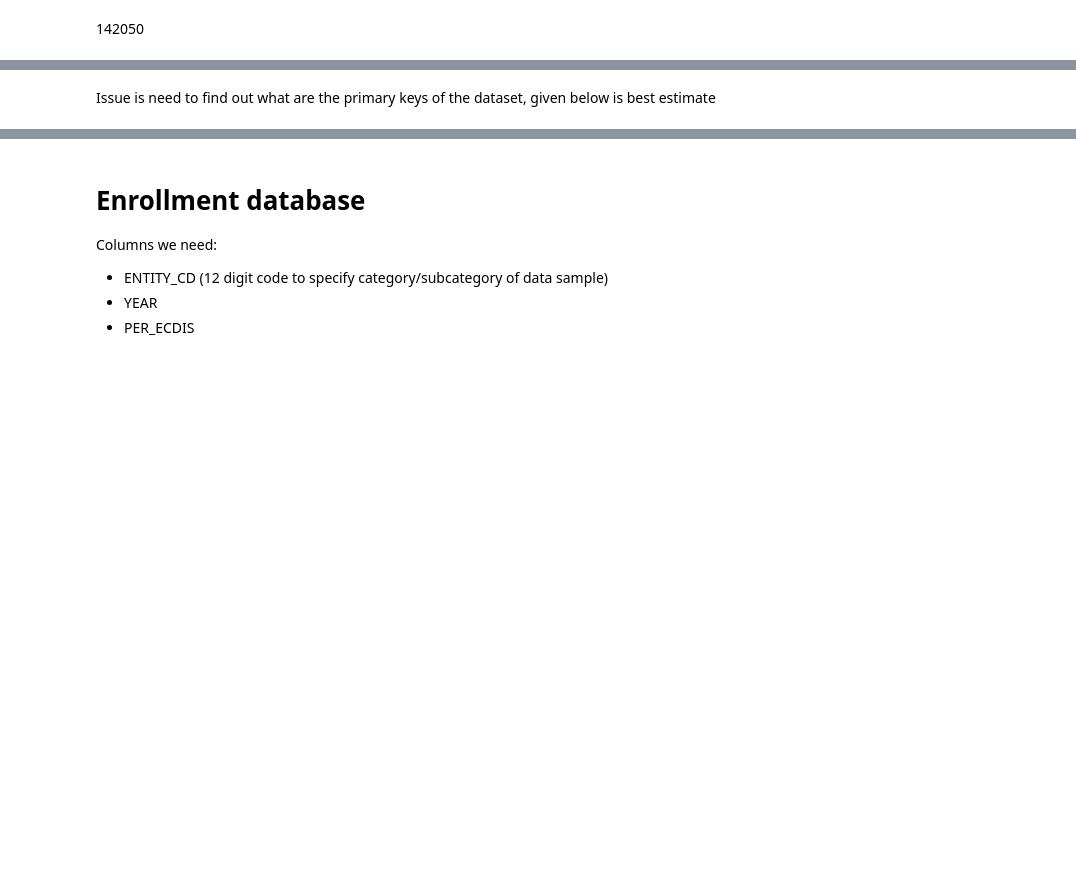
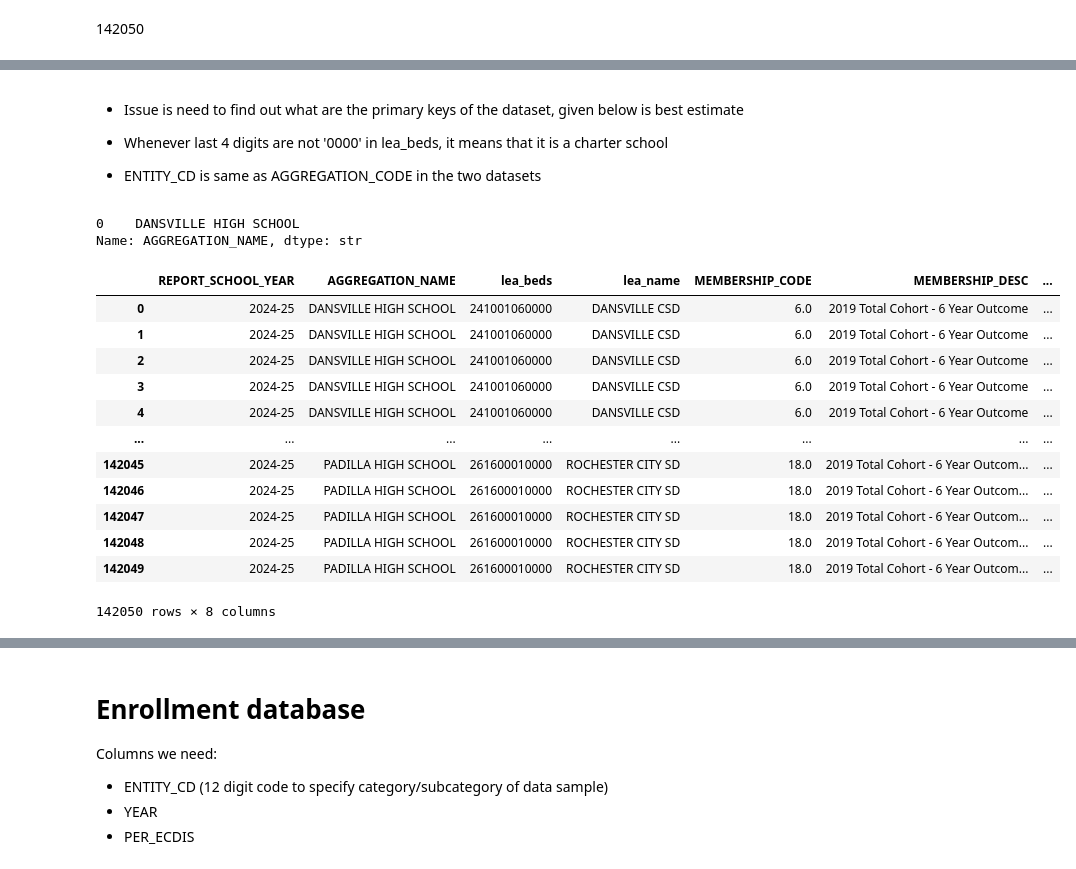
Before and after one commit to aamirmd/ny-education-analysis, a Jupyter notebook: notebooks/00_data_preparation.ipynb, the cells around one changed output, grey strips where cells are left out. Saved outputs shown, nothing was run; the diff lists cells and outputs as text; code cells hidden in the pictures; blank space fills up the shorter version.

```diff
--- a/notebooks/00_data_preparation.ipynb
+++ b/notebooks/00_data_preparation.ipynb
@@ -36,6 +109,29 @@ og.dropna(ignore_index=True).drop_duplicates(ignore_index=True)
 # %% [markdown]
-Issue is need to find out what are the primary keys of the dataset, given below is best estimate
+- Issue is need to find out what are the primary keys of the dataset, given below is best estimate
+- Whenever last 4 digits are not '0000' in lea_beds, it means that it is a charter school
+
+
+- ENTITY_CD is same as AGGREGATION_CODE in the two datasets
+# %%
+df.loc[df.lea_beds == '241001060000', ['AGGREGATION_NAME', ].drop_duplicates()
+# %% [output]
+0    DANSVILLE HIGH SCHOOL
+Name: AGGREGATION_NAME, dtype: str
 # %%
 df[['REPORT_SCHOOL_YEAR','AGGREGATION_NAME', 'lea_beds',
        'lea_name','MEMBERSHIP_CODE',
-       'MEMBERSHIP_DESC', 'subgroup_code', 'SUBGROUP_NAME']].drop_duplicates().query("AGGREGATION_NAME == 'DANSVILLE HIGH SCHOOL'")
+       'MEMBERSHIP_DESC', 'subgroup_code', 'SUBGROUP_NAME']].drop_duplicates()#.query("subgroup_code == '01' & lea_beds == '310300010000'")
+# %% [output]
+|  | REPORT_SCHOOL_YEAR | AGGREGATION_NAME | lea_beds | lea_name | MEMBERSHIP_CODE | MEMBERSHIP_DESC | ... |
+| 0 | 2024-25 | DANSVILLE HIGH SCHOOL | 241001060000 | DANSVILLE CSD | 6.0 | 2019 Total Cohort - 6 Year Outcome | ... |
+| 1 | 2024-25 | DANSVILLE HIGH SCHOOL | 241001060000 | DANSVILLE CSD | 6.0 | 2019 Total Cohort - 6 Year Outcome | ... |
+| 2 | 2024-25 | DANSVILLE HIGH SCHOOL | 241001060000 | DANSVILLE CSD | 6.0 | 2019 Total Cohort - 6 Year Outcome | ... |
+| 3 | 2024-25 | DANSVILLE HIGH SCHOOL | 241001060000 | DANSVILLE CSD | 6.0 | 2019 Total Cohort - 6 Year Outcome | ... |
+| 4 | 2024-25 | DANSVILLE HIGH SCHOOL | 241001060000 | DANSVILLE CSD | 6.0 | 2019 Total Cohort - 6 Year Outcome | ... |
+| ... | ... | ... | ... | ... | ... | ... | ... |
+| 142045 | 2024-25 | PADILLA HIGH SCHOOL | 261600010000 | ROCHESTER CITY SD | 18.0 | 2019 Total Cohort - 6 Year Outcom... | ... |
+| 142046 | 2024-25 | PADILLA HIGH SCHOOL | 261600010000 | ROCHESTER CITY SD | 18.0 | 2019 Total Cohort - 6 Year Outcom... | ... |
+| 142047 | 2024-25 | PADILLA HIGH SCHOOL | 261600010000 | ROCHESTER CITY SD | 18.0 | 2019 Total Cohort - 6 Year Outcom... | ... |
+| 142048 | 2024-25 | PADILLA HIGH SCHOOL | 261600010000 | ROCHESTER CITY SD | 18.0 | 2019 Total Cohort - 6 Year Outcom... | ... |
+| 142049 | 2024-25 | PADILLA HIGH SCHOOL | 261600010000 | ROCHESTER CITY SD | 18.0 | 2019 Total Cohort - 6 Year Outcom... | ... |
+142050 rows × 8 columns
```
Also changed, not shown: parts of 9 cells of this notebook.
